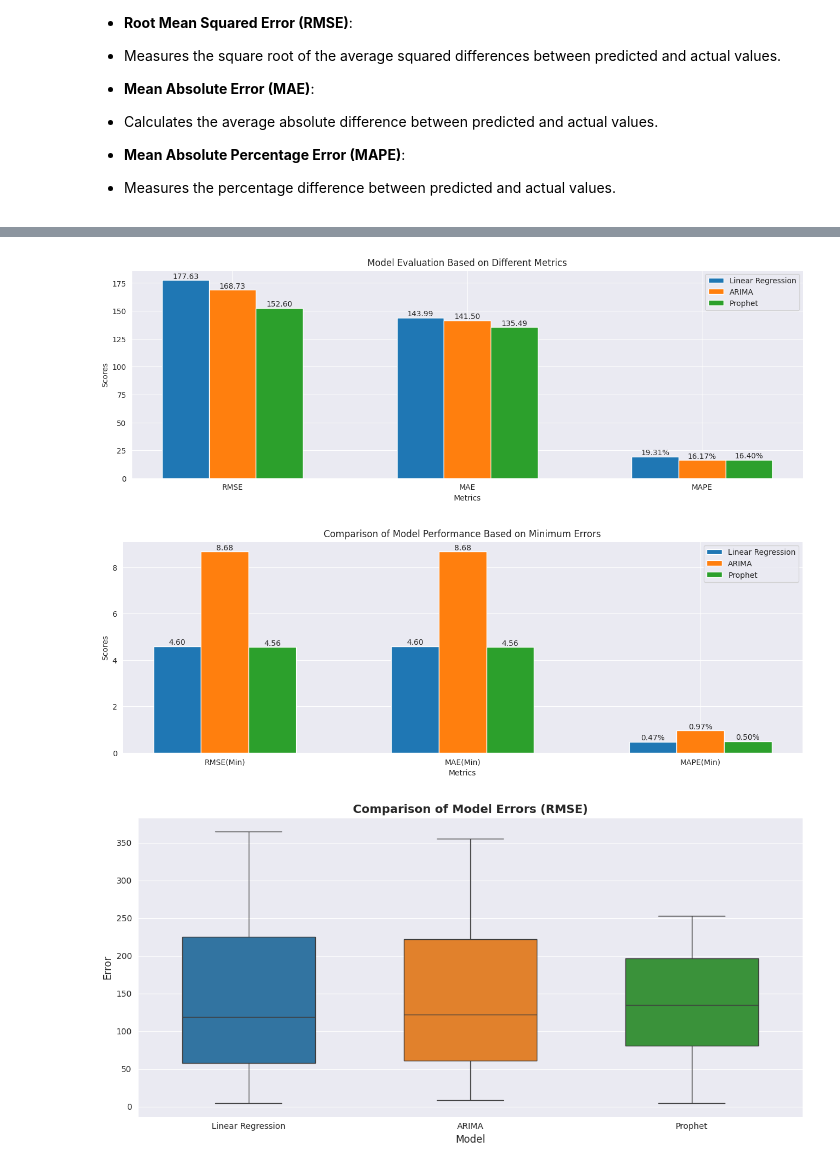
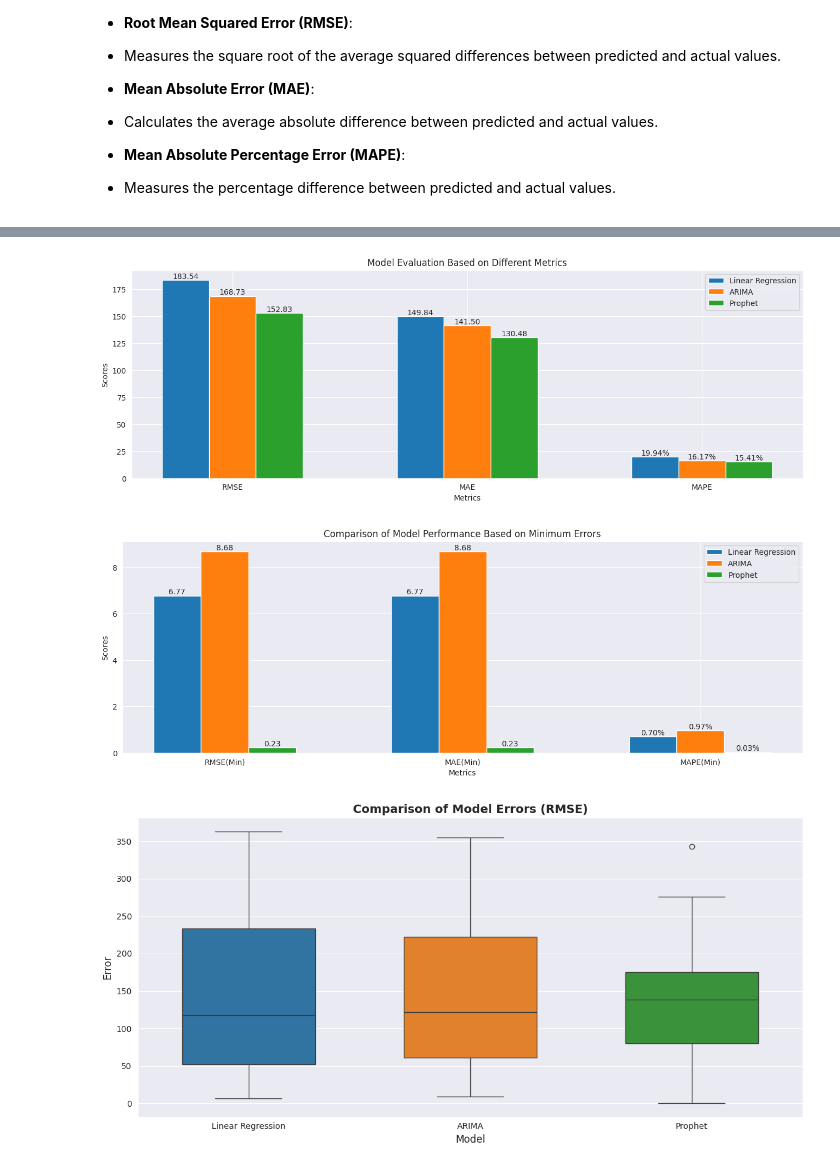
Before and after one commit to Ahmed-BarqO3/SalesForecasting, a Jupyter notebook: src/Initial_project.ipynb, the cells around one changed output, grey strips where cells are left out. Saved outputs shown, nothing was run; the diff lists cells and outputs as text; code cells hidden in the pictures.

```diff
--- a/src/Initial_project.ipynb
+++ b/src/Initial_project.ipynb
@@ -106,7 +106,7 @@ import warnings
 warnings.filterwarnings("ignore")
 
 ar = [1,2]
-ma = [1,2,3]
+ma = [3]
 di = [0,1]
 
 best_aic = float('inf')
@@ -183,8 +405,7 @@ data["day"] = data["ds"].dt.day
 data["dayofweek"] = data["ds"].dt.dayofweek
 data["dayofyear"] = data["ds"].dt.dayofyear
 data["quarter"] = data["ds"].dt.quarter
-data["is_month_start"] = data["ds"].dt.is_month_start
-data["is_month_end"] = data["ds"].dt.is_month_end
+data["weekofyear"] = data["ds"].dt.isocalendar().week
 
 x_train = data[data["ds"] <= "2023-11-30"].drop(["ds", "y"], axis=1)
 y_train = data[data["ds"] <= "2023-11-30"]["y"]
@@ -196,3 +417,5 @@ y_test = data[data["ds"] > "2023-11-30"]["y"]
 lr = LinearRegression()
 lr.fit(x_train, y_train)
 lr_pred = lr.predict(x_test)
+
+data
@@ -269,7 +506,7 @@ def Calculate_Error_MAE(test_pred):
 def Calculate_Error_MAPE(test_pred):
   errors = list()
   for i in range(test.shape[0]):
-    err = np.abs((test_pred[i] - test['y'].values[i]) / test['y'].values[i])
+    err = np.abs((test_pred[i] - test['y'].values[i]) / test['y'].values[i]) * 100
     errors.append(err)
   return errors
 # %%
@@ -329,15 +566,15 @@ metrics = ['RMSE', 'MAE', 'MAPE']
 
 lr_rmse = root_mean_squared_error(test['y'], lr_pred)
 arima_rmse = root_mean_squared_error(test['y'], arima_pred)
-fb_rmse = root_mean_squared_error(test['y'], fb_pred.yhat.tail(len(test)).values)
+fb_rmse = root_mean_squared_error(test['y'], fb_pred.yhat.values)
 
 lr_mae = mean_absolute_error(test['y'], lr_pred)
 arima_mae = mean_absolute_error(test['y'], arima_pred)
-fb_mae = mean_absolute_error(test['y'], fb_pred.yhat.tail(len(test)).values)
+fb_mae = mean_absolute_error(test['y'], fb_pred.yhat.values)
 
 lr_mape = mean_absolute_percentage_error(test['y'], lr_pred) * 100
 arima_mape = mean_absolute_percentage_error(test['y'], arima_pred) * 100
-fb_mape = mean_absolute_percentage_error(test['y'], fb_pred.yhat.tail(len(test)).values) * 100
+fb_mape = mean_absolute_percentage_error(test['y'], fb_pred.yhat.values) * 100
 
 
 
@@ -374,7 +611,7 @@ ax.legend()
 # Show plot
 plt.show()
 # %% [output]
-[figure, old version]
+[figure, new version]
 # %%
 lr_Min_rmse = np.min(lr_errors)
 arima_Min_rmse = np.min(arima_errors)
@@ -382,11 +619,11 @@ fb_Min_rmse = np.min(fbProphet_errors)
 
 lr_Min_mae = np.min(Calculate_Error_MAE(lr_pred))
 arima_Min_mae = np.min(Calculate_Error_MAE(arima_pred.values))
-fb_Min_mae = np.min(Calculate_Error_MAE(fb_pred.yhat.tail(len(test)).values))
+fb_Min_mae = np.min(Calculate_Error_MAE(fb_pred.yhat.values))
 
-lr_Min_mape = np.min(Calculate_Error_MAPE(lr_pred)) * 100
-arima_Min_mape = np.min(Calculate_Error_MAPE(arima_pred.values)) * 100
-fb_Min_mape = np.min(Calculate_Error_MAPE(fb_pred.yhat.tail(len(test)).values)) * 100
+lr_Min_mape = np.min(Calculate_Error_MAPE(lr_pred))
+arima_Min_mape = np.min(Calculate_Error_MAPE(arima_pred.values))
+fb_Min_mape = np.min(Calculate_Error_MAPE(fb_pred.yhat.values))
 
 
 
@@ -401,36 +638,36 @@ values = {
     'Prophet': [fb_Min_rmse,fb_Min_mae,fb_Min_mape]
 }
 
 # Bar properties
 x = np.arange(len(metrics))  # the label locations
 width = 0.2  # the width of the bars
 colors = ['#1f77b4', '#ff7f0e', '#2ca02c']  # Colors for bars
 
 # Plotting
 fig, ax = plt.subplots(figsize=(16, 5))
 for i, model in enumerate(models):
     bars = ax.bar(x + i * width, values[model], width, label=model, color=colors[i])
     for j, bar in enumerate(bars):
         yval = bar.get_height()
         if metrics[j] == 'MAPE(Min)':
             ax.text(bar.get_x() + bar.get_width()/2, yval, f'{yval:.2f}%', ha='center', va='bottom')
         else:
             ax.text(bar.get_x() + bar.get_width()/2, yval, f'{yval:.2f}', ha='center', va='bottom')
 
 # Labels and formatting
 ax.set_xlabel('Metrics')
 ax.set_ylabel('Scores')
 ax.set_title('Comparison of Model Performance Based on Minimum Errors')
 ax.set_xticks(x + width)
 ax.set_xticklabels(metrics)
 ax.legend()
 
 # Show plot
 plt.show()
 # %% [output]
-[figure, old version]
+[figure, new version]
 # %%
-
+import pandas as pd
 # Create a DataFrame
 model_data = [
     ("Linear Regression", lr_errors),
@@ -438,15 +675,9 @@ model_data = [
     ("Prophet", fbProphet_errors),
 ]
 
-
-# Convert to a format suitable for seaborn
-all_errors = []
-model_names = []
-for model_name, errors in model_data:
-    all_errors.extend(errors)
-    model_names.extend([model_name] * len(errors))
-
-error_df = pd.DataFrame({"Model": model_names, "Error": all_errors})
+# Convert model_data to DataFrame
+model_data = pd.DataFrame(data=[(model, error) for model, errors in model_data for error in errors],
+                          columns=['Model', 'Error'])
 
 # Set Seaborn style
 sns.set_style("darkgrid")
@@ -456,7 +687,7 @@ plt.figure(figsize=(12, 6))
 
 # Boxplot with custom colors
 palette = ["#1f77b4", "#ff7f0e", "#2ca02c"]  # Custom color palette
-sns.boxplot(x="Model", y="Error", data=error_df, palette=palette, width=0.6)
+sns.boxplot(x="Model", y="Error", data=model_data, palette=palette, width=0.6)
 
 
 # Labels and title
@@ -468,4 +699,4 @@ plt.ylabel("Error", fontsize=12)
 plt.tight_layout()
 plt.show()
 # %% [output]
-[figure, old version]
+[figure, new version]
```
Also changed, not shown: parts of 9 cells of this notebook.
